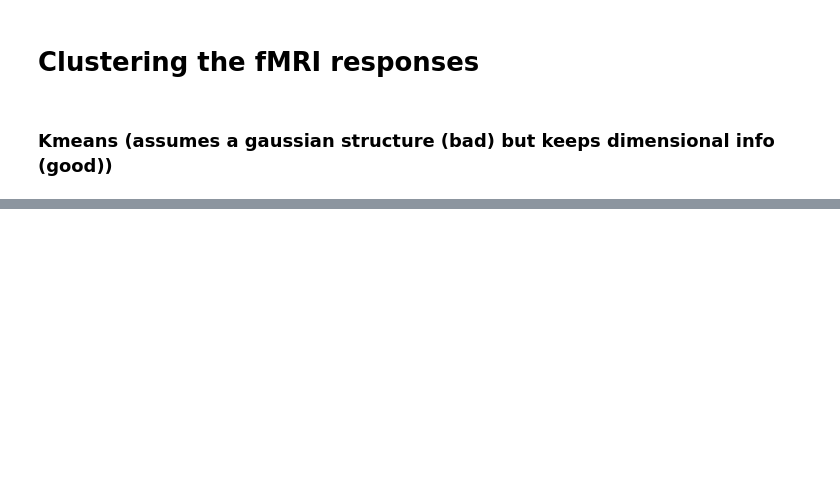
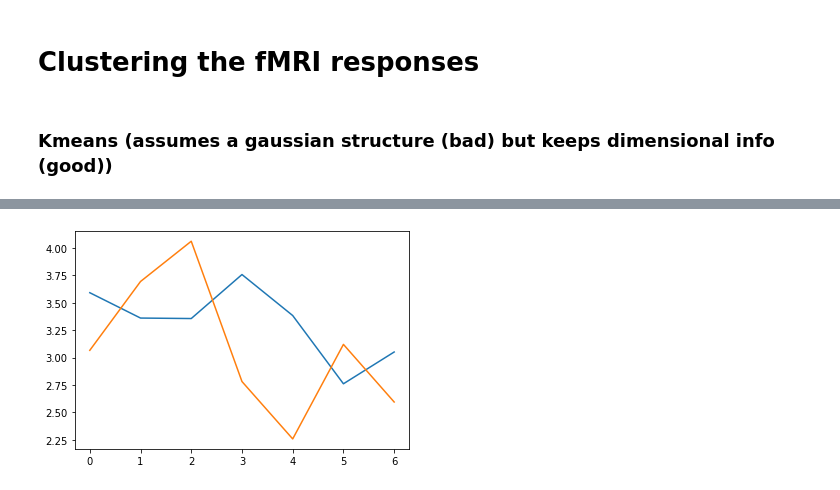
Before and after one commit to Medoalmasry/kayProject, a Jupyter notebook: eda_kayDataset.ipynb, the cells around one changed output, grey strips where cells are left out. Cells and saved outputs as stored; diff of their text form; code cells hidden in the pictures; blank space fills up the shorter version.

```diff
--- a/eda_kayDataset.ipynb
+++ b/eda_kayDataset.ipynb
@@ -181,0 +297,5 @@ plt.show()
+# %%
+for img in [351, 1080]:
+    plt.plot(newData[img])
+# %% [output]
+[figure, added]
```
Also changed, not shown: parts of 12 cells of this notebook.
